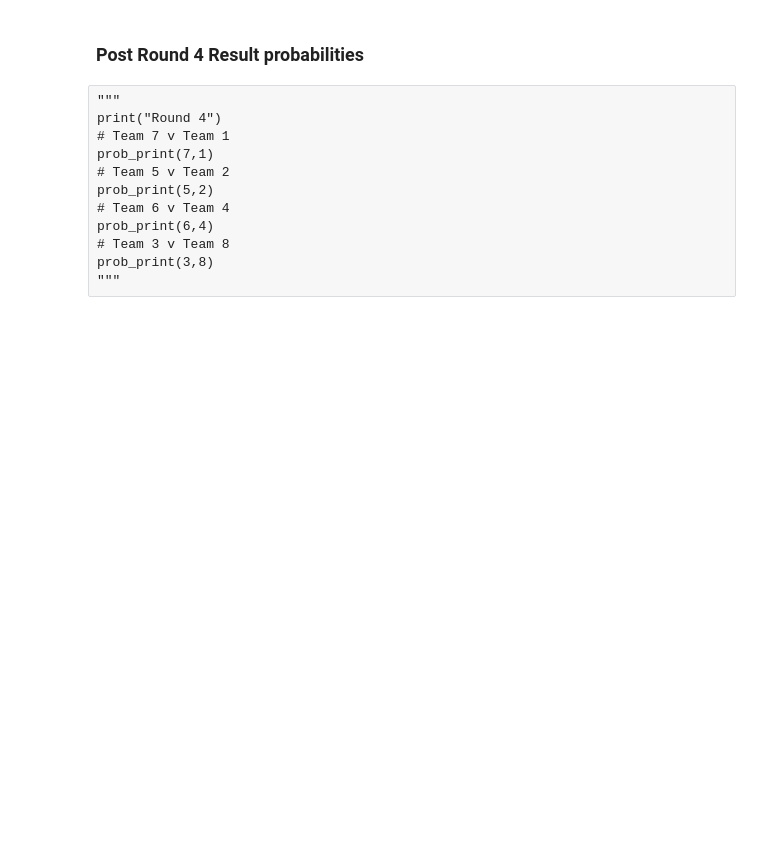
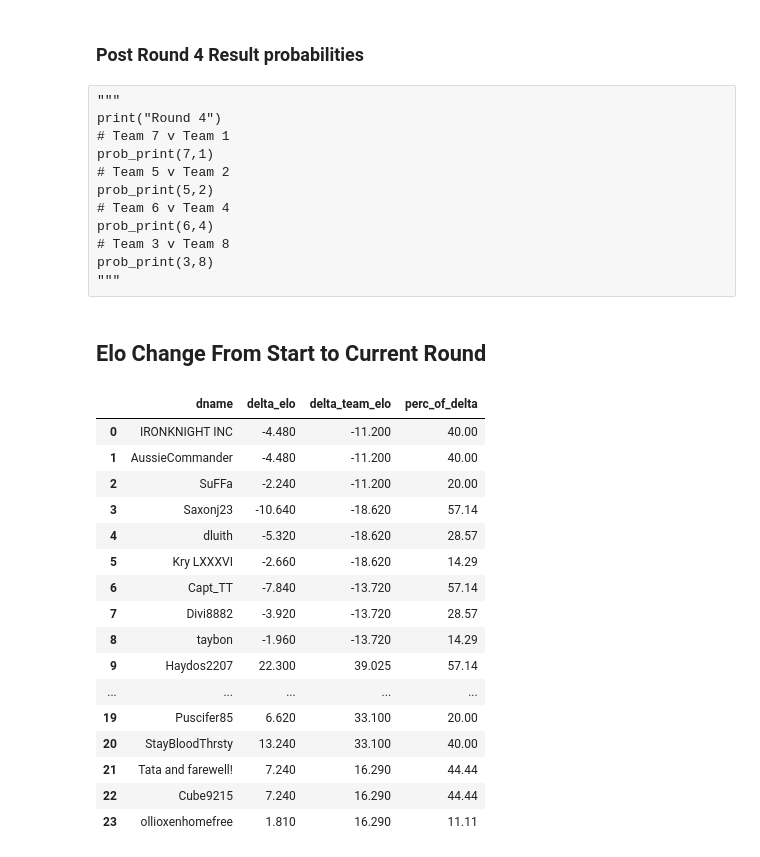
Before and after one commit to SethDKelly/asylum_pvp, a Jupyter notebook: tourny1/tourny1_elo.ipynb, the cells around one changed output. Saved outputs shown, nothing was run; the diff lists cells and outputs as text; code cells hidden in the pictures; blank space fills up the shorter version.

```diff
--- a/tourny1/tourny1_elo.ipynb
+++ b/tourny1/tourny1_elo.ipynb
@@ -381,3 +384,9 @@ def elo_update(df:pd.DataFrame,teamA:int,teamB:int,result:int):
+# %%
+round2 = df.copy()
+round2 = elo_update(round2,7,5,7)
+round2 = elo_update(round2,4,2,4)
+round2 = elo_update(round2,1,3,3)
+round2 = elo_update(round2,8,6,8)
 # %% [markdown]
 ## Round 2 Updated
 # %% [markdown]
@@ -399,10 +408,4 @@ Team 3 has a: 0.628 % chance and Team 4 has a: 0.372 % chance of winning
 Team 2 has a: 0.038 % chance and Team 8 has a: 0.962 % chance of winning
 Team 5 has a: 0.777 % chance and Team 1 has a: 0.223 % chance of winning
 Team 6 has a: 0.55 % chance and Team 7 has a: 0.45 % chance of winning
-# %%
-round2 = initial.copy()
-round2 = elo_update(round2,7,5,7)
-round2 = elo_update(round2,4,2,4)
-round2 = elo_update(round2,1,3,3)
-round2 = elo_update(round2,8,6,8)
 # %% [markdown]
@@ -426,6 +429,12 @@ Team 5 has a: 0.775 % chance and Team 1 has a: 0.225 % chance of winning
 Team 6 has a: 0.519 % chance and Team 7 has a: 0.481 % chance of winning
 # %% [markdown]
 ## Round 3 Update
+# %%
+round3 = round2.copy()
+round3 = elo_update(round3,3,4,4)
+round3 = elo_update(round3,2,8,8)
+round3 = elo_update(round3,5,1,5)
+round3 = elo_update(round3,6,7,7)
 # %% [markdown]
 ### Initial Probabilities
 # %%
@@ -464,12 +473,6 @@ Team 4 has a: 0.407 % chance and Team 5 has a: 0.593 % chance of winning
 Team 1 has a: 0.04 % chance and Team 6 has a: 0.96 % chance of winning
 Team 8 has a: 0.722 % chance and Team 7 has a: 0.278 % chance of winning
 Team 2 has a: 0.339 % chance and Team 3 has a: 0.661 % chance of winning
-# %%
-round3 = round2.copy()
-round3 = elo_update(round3,4,5,4)
-#round3 = elo_update(round3,1,6,x)
-#round3 = elo_update(round3,8,7,x)
-#round3 = elo_update(round3,2,3,x)
 # %% [markdown]
 ### Post Round 3 Result Probabilities
 # %%
@@ -551,3 +554,33 @@ prob_print(6,4)
 # Team 3 v Team 8
 prob_print(3,8)
 """
+# %% [markdown]
+## Elo Change From Start to Current Round
+# %%
+delta_elo = (pd.DataFrame(round3.elo - df.elo)
+               .rename({'elo':'delta_elo'}
+                       ,axis=1))
+delta_team_elo = (pd.DataFrame(round3.team_elo - df.team_elo)
+                    .rename({'team_elo':'delta_team_elo'}
+                            ,axis=1))
+change = pd.DataFrame(df.dname).join(delta_elo).join(delta_team_elo)
+change['perc_of_delta'] =  ((change.delta_elo/change.delta_team_elo)*100).round(2)
+change.head(24)
+# %% [output]
+|  | dname | delta_elo | delta_team_elo | perc_of_delta |
+| 0 | IRONKNIGHT INC | -4.480 | -11.200 | 40.00 |
+| 1 | AussieCommander | -4.480 | -11.200 | 40.00 |
+| 2 | SuFFa | -2.240 | -11.200 | 20.00 |
+| 3 | Saxonj23 | -10.640 | -18.620 | 57.14 |
+| 4 | dluith | -5.320 | -18.620 | 28.57 |
+| 5 | Kry LXXXVI | -2.660 | -18.620 | 14.29 |
+| 6 | Capt_TT | -7.840 | -13.720 | 57.14 |
+| 7 | Divi8882 | -3.920 | -13.720 | 28.57 |
+| 8 | taybon | -1.960 | -13.720 | 14.29 |
+| 9 | Haydos2207 | 22.300 | 39.025 | 57.14 |
+| ... | ... | ... | ... | ... |
+| 19 | Puscifer85 | 6.620 | 33.100 | 20.00 |
+| 20 | StayBloodThrsty | 13.240 | 33.100 | 40.00 |
+| 21 | Tata and farewell! | 7.240 | 16.290 | 44.44 |
+| 22 | Cube9215 | 7.240 | 16.290 | 44.44 |
+| 23 | ollioxenhomefree | 1.810 | 16.290 | 11.11 |
```
Also changed, not shown: parts of 5 cells of this notebook.
